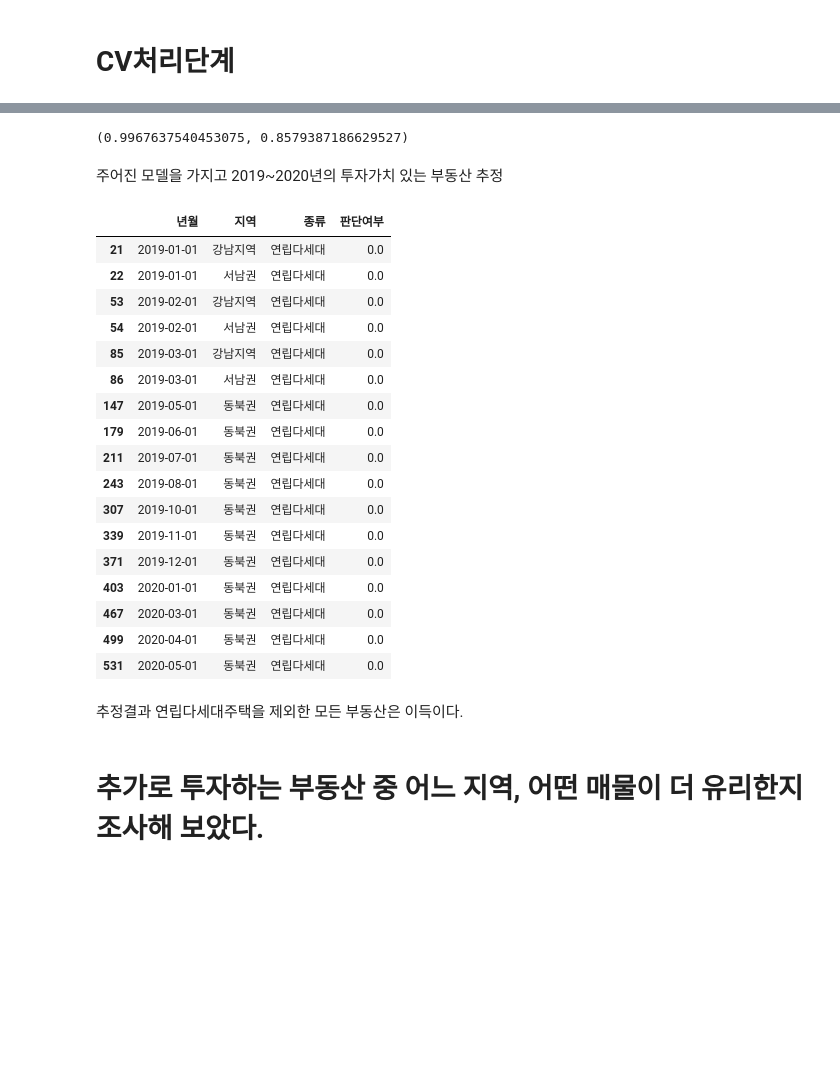
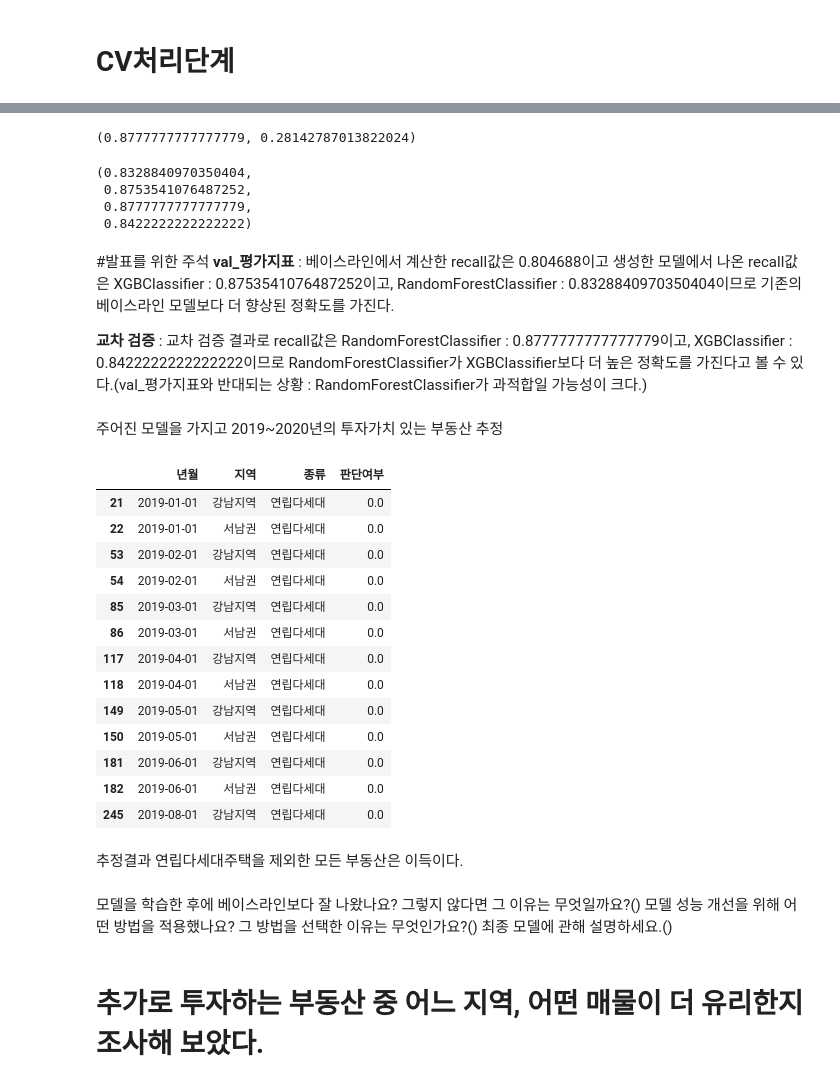
Before and after one commit to zookeeper464/data-analysis, a Jupyter notebook: section2/project.ipynb, the cells around one changed output, grey strips where cells are left out. Drawn from its saved outputs; the diff is of its cells as text; code cells hidden in the pictures; blank space fills up the shorter version.

```diff
--- a/section2/project.ipynb
+++ b/section2/project.ipynb
@@ -246,7 +373,7 @@ dists = {
     'randomforestclassifier__max_features': uniform(0, 1)
 }
 
-model = RandomizedSearchCV(
+model_rf = RandomizedSearchCV(
     pipe,
     param_distributions=dists,
     n_iter=50,
@@ -256,7 +383,7 @@ model = RandomizedSearchCV(
     n_jobs=-1
 )
 
-model.fit(X_train_encoded, y_train);
+model_rf.fit(X_train_encoded, y_train);
 # %% [output]
 Fitting 3 folds for each of 50 candidates, totalling 150 fits
 [Parallel(n_jobs=-1)]: Using backend LokyBackend with 2 concurrent workers.
@@ -277,0 +398,11 @@ print(f'테스트 MAE: {mae:,.7f}')
+# %%
+best_model_rf = model_rf.best_estimator_
+y_pred_rf = best_model_rf.predict(X_val_encoded)
+mae = mean_absolute_error(y_val, y_pred_rf)
+print(f'테스트 MAE: {mae:,.7f}')
+
+temp1 = pd.DataFrame(y_val).reset_index().drop("index",axis=1)
+temp2 = pd.DataFrame(y_pred_rf)
+temp = pd.concat([temp1,temp2],axis=1)
+temp3 = pd.DataFrame(temp.value_counts())
+temp3
@@ -278,6 +429,10 @@ print(f'테스트 MAE: {mae:,.7f}')
 # %%
-temp1 = pd.DataFrame(y_val).reset_index().drop("index",axis=1)
-temp2 = pd.DataFrame(y_pred)
+y_pred_rf = best_model_rf.predict(X_train_encoded)
+mae = mean_absolute_error(y_train, y_pred_rf)
+print(f'테스트 MAE: {mae:,.7f}')
+
+temp1 = pd.DataFrame(y_train).reset_index().drop("index",axis=1)
+temp2 = pd.DataFrame(y_pred_rf)
 temp = pd.concat([temp1,temp2],axis=1)
-temp.value_counts()
+pd.DataFrame(temp.value_counts())
 # %% [output]
@@ -290,37 +445,47 @@ dtype: int64
-# %%
-recall = 308/309
-precision = 308/359
-recall, precision
-# %% [output]
-(0.9967637540453075, 0.8579387186629527)
+# %%
+scores_rf = cross_val_score(best_model_rf, X_train_encoded, y_train, cv=10, scoring='recall')
+scores_rf.mean(), scores_rf.std()
+# %% [output]
+(0.8777777777777779, 0.28142787013822024)
+# %%
+recall_rf, recall_xgb, scores_rf.mean(), scores_xgb.mean()
+# %% [output]
+(0.8328840970350404,
+ 0.8753541076487252,
+ 0.8777777777777779,
+ 0.8422222222222222)
+# %% [markdown]
+#발표를 위한 주석
+**val_평가지표** : 베이스라인에서 계산한 recall값은 0.804688이고 생성한 모델에서 나온 recall값은 XGBClassifier : 0.8753541076487252이고, RandomForestClassifier : 0.8328840970350404이므로 기존의 베이스라인 모델보다 더 향상된 정확도를 가진다.
+
+**교차 검증** : 교차 검증 결과로 recall값은 RandomForestClassifier : 0.8777777777777779이고, XGBClassifier : 0.8422222222222222이므로 RandomForestClassifier가 XGBClassifier보다 더 높은 정확도를 가진다고 볼 수 있다.(val_평가지표와 반대되는 상황 : RandomForestClassifier가 과적합일 가능성이 크다.)
 # %% [markdown]
 주어진 모델을 가지고 2019~2020년의 투자가치 있는 부동산 추정
 # %%
-y_pred = best_model.predict(X_test_encoded)
-y_pred = pd.DataFrame(y_pred, columns=["판단여부"])
-index_test = pd.concat([test[["년월","지역","종류"]].reset_index().drop(["index"],axis=1),y_pred],axis=1)
-index_test[index_test["판단여부"]==0.0]
+y_pred_rf_df = pd.DataFrame(y_pred_rf, columns=["판단여부"])
+check_rf = pd.concat([test[["년월","지역","종류"]].reset_index().drop(["index"],axis=1),y_pred_rf_df],axis=1)
+check_rf[check_rf["판단여부"]==0.0]
 # %% [output]
 |  | 년월 | 지역 | 종류 | 판단여부 |
 | 21 | 2019-01-01 | 강남지역 | 연립다세대 | 0.0 |
 | 22 | 2019-01-01 | 서남권 | 연립다세대 | 0.0 |
 | 53 | 2019-02-01 | 강남지역 | 연립다세대 | 0.0 |
 | 54 | 2019-02-01 | 서남권 | 연립다세대 | 0.0 |
 | 85 | 2019-03-01 | 강남지역 | 연립다세대 | 0.0 |
 | 86 | 2019-03-01 | 서남권 | 연립다세대 | 0.0 |
-| 147 | 2019-05-01 | 동북권 | 연립다세대 | 0.0 |
-| 179 | 2019-06-01 | 동북권 | 연립다세대 | 0.0 |
-| 211 | 2019-07-01 | 동북권 | 연립다세대 | 0.0 |
-| 243 | 2019-08-01 | 동북권 | 연립다세대 | 0.0 |
-| 307 | 2019-10-01 | 동북권 | 연립다세대 | 0.0 |
-| 339 | 2019-11-01 | 동북권 | 연립다세대 | 0.0 |
-| 371 | 2019-12-01 | 동북권 | 연립다세대 | 0.0 |
-| 403 | 2020-01-01 | 동북권 | 연립다세대 | 0.0 |
-| 467 | 2020-03-01 | 동북권 | 연립다세대 | 0.0 |
-| 499 | 2020-04-01 | 동북권 | 연립다세대 | 0.0 |
-| 531 | 2020-05-01 | 동북권 | 연립다세대 | 0.0 |
+| 117 | 2019-04-01 | 강남지역 | 연립다세대 | 0.0 |
+| 118 | 2019-04-01 | 서남권 | 연립다세대 | 0.0 |
+| 149 | 2019-05-01 | 강남지역 | 연립다세대 | 0.0 |
+| 150 | 2019-05-01 | 서남권 | 연립다세대 | 0.0 |
+| 181 | 2019-06-01 | 강남지역 | 연립다세대 | 0.0 |
+| 182 | 2019-06-01 | 서남권 | 연립다세대 | 0.0 |
+| 245 | 2019-08-01 | 강남지역 | 연립다세대 | 0.0 |
 # %% [markdown]
 추정결과 연립다세대주택을 제외한 모든 부동산은 이득이다.
+# %% [markdown]
+모델을 학습한 후에 베이스라인보다 잘 나왔나요? 그렇지 않다면 그 이유는 무엇일까요?()
+모델 성능 개선을 위해 어떤 방법을 적용했나요? 그 방법을 선택한 이유는 무엇인가요?()
+최종 모델에 관해 설명하세요.()
 # %% [markdown]
 # 추가로 투자하는 부동산 중 어느 지역, 어떤 매물이 더 유리한지 조사해 보았다.
 # %%
```
Also changed, not shown: parts of 28 cells of this notebook.
